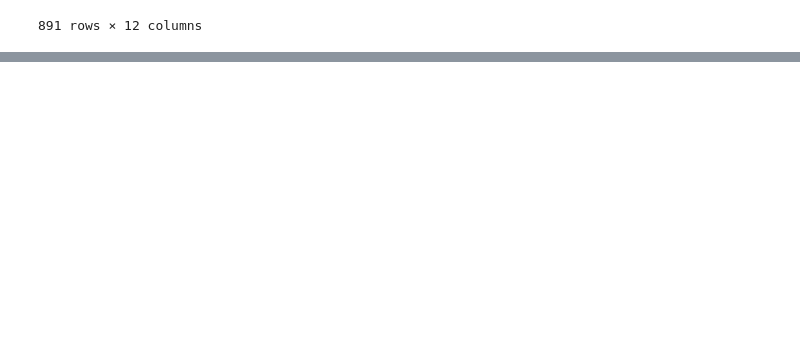
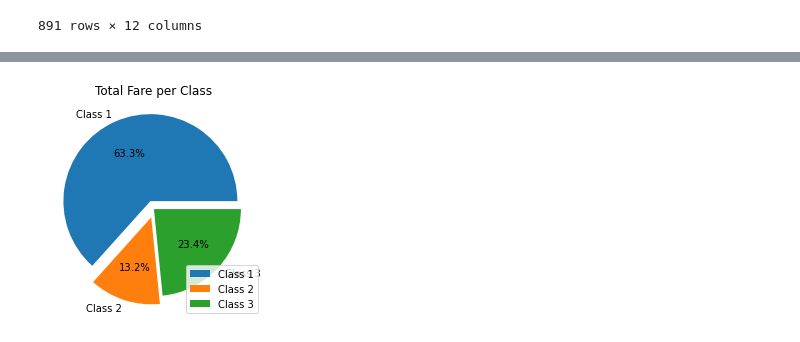
Before and after one commit to zart2016/titanic_dataset, a Jupyter notebook: Titanic.ipynb, the cells around one changed output, grey strips where cells are left out. Cells and saved outputs as stored; diff of their text form; code cells hidden in the pictures; blank space fills up the shorter version.

```diff
--- a/Titanic.ipynb
+++ b/Titanic.ipynb
@@ -143,0 +163,13 @@ plt.legend()
+# %%
+# Using Pie Chart to show the Breakdown of Total Fare by Passenger Class on the Titanic
+
+total_classfare = data.groupby("Pclass")["Fare"].sum().reset_index()
+
+# Plot the pie chart
+plt.pie(total_classfare["Fare"], labels=[f"Class {pclass}" for pclass in total_classfare["Pclass"]],
+        autopct="%1.1f%%", explode=(0.1, 0.1, 0))  # Adjust explode for emphasis
+plt.title('Total Fare per Class')
+plt.legend(labels=[f"Class {pclass}" for pclass in total_classfare["Pclass"]], loc='lower right')
+plt.show()
+# %% [output]
+[figure, added]
```
Also changed, not shown: parts of 9 cells of this notebook.
